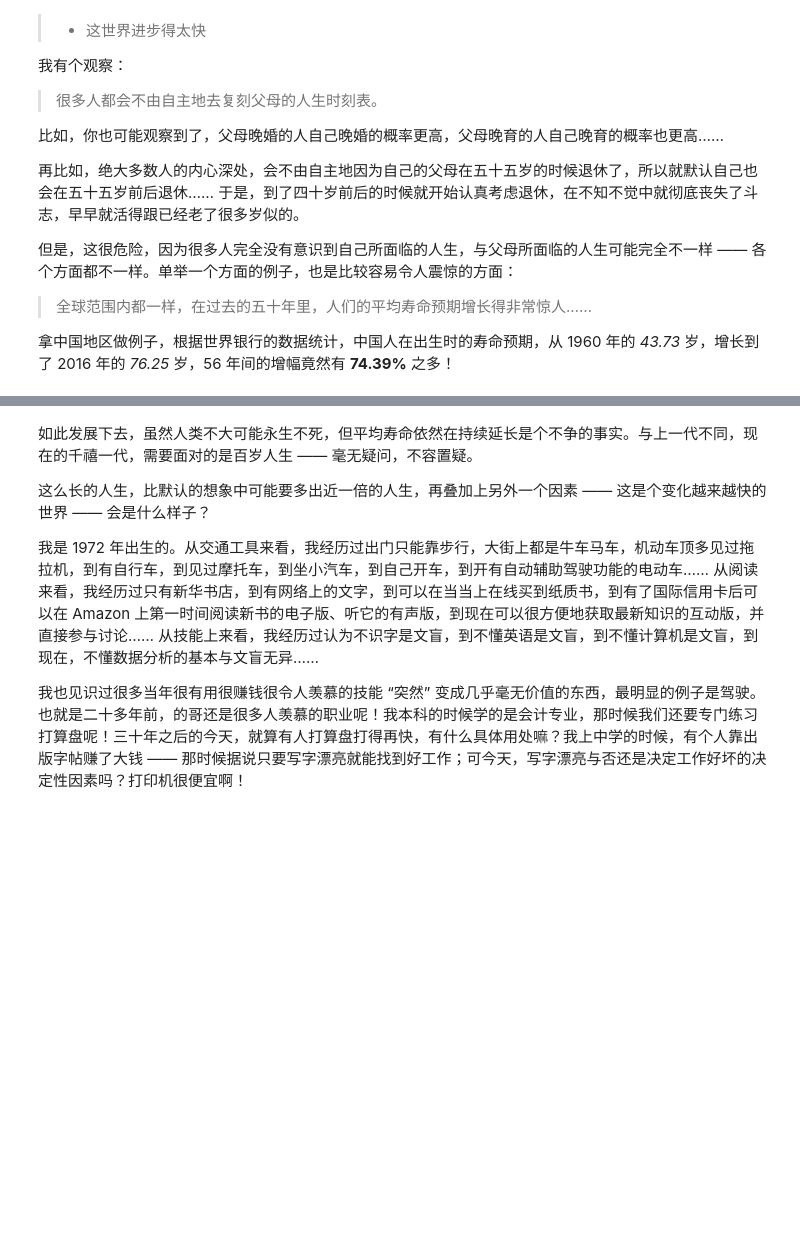
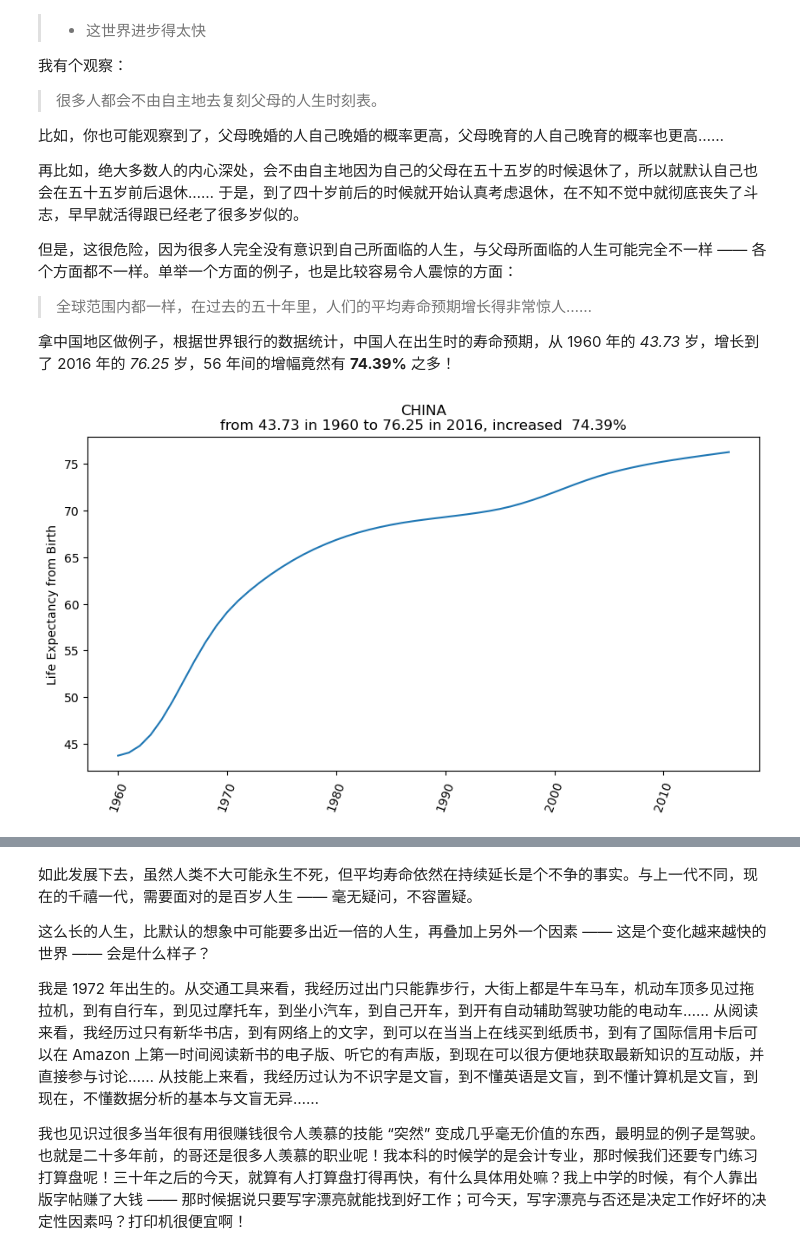
Before and after one commit to Ghost-47/the-craft-of-selfteaching, a Jupyter notebook: Part.1.A.better.teachyourself.ipynb, the cells around one changed output, grey strips where cells are left out. Drawn from its saved outputs; the diff is of its cells as text; code cells hidden in the pictures; blank space fills up the shorter version.

```diff
--- a/Part.1.A.better.teachyourself.ipynb
+++ b/Part.1.A.better.teachyourself.ipynb
@@ -23,6 +23,32 @@
 > 全球范围内都一样，在过去的五十年里，人们的平均寿命预期增长得非常惊人……
 
 拿中国地区做例子，根据世界银行的数据统计，中国人在出生时的寿命预期，从 1960 年的 _43.73_ 岁，增长到了 2016 年的 _76.25_ 岁，56 年间的增幅竟然有 **74.39%** 之多！
+# %%
+import matplotlib.pyplot as plt
+import numpy as np
+
+data = np.genfromtxt('life-expectancy-china-1960-2016.txt',
+                     delimiter=',',
+                     names=['x', 'y'])
+da1960  = data[0][1]
+da2016  = data[-1][1]
+increase = (da2016 - da1960) / da1960
+note = 'from {:.2f} in 1960 to {:.2f} in 2016, increased  {:.2%}'\
+    .format(da1960, da2016, increase)
+
+plt.figure(figsize=(10, 5))
+plt.plot(data['x'], data['y'])
+plt.ylabel('Life Expectancy from Birth')
+plt.tick_params(axis='x', rotation=70)
+plt.title('CHINA\n' + note)
+
+# plt.savefig('life-expectancy-china-1960-2016.png', transparent=True)
+plt.show()
+
+# data from:
+# https://databank.worldbank.org/data/reports.aspx?source=2&series=SP.DYN.LE00.IN
+# %% [output]
+[figure, added]
 # %%
 import matplotlib.pyplot as plt
 import numpy as np
```
Also changed, not shown: parts of 3 cells of this notebook, 2 other files.
